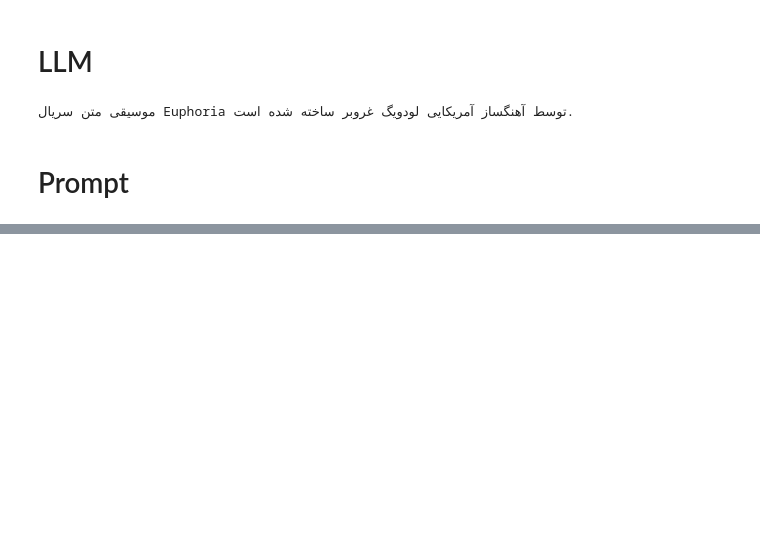
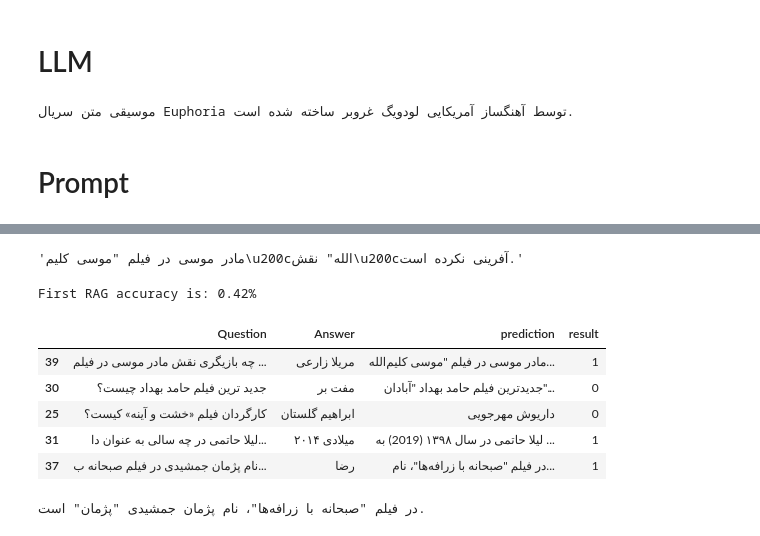
Before and after one commit to mavali1999/rag-with-crawler, a Jupyter notebook: app/parrot.ipynb, the cells around one changed output, grey strips where cells are left out. Drawn from its saved outputs; the diff is of its cells as text; code cells hidden in the pictures; blank space fills up the shorter version.

```diff
--- a/app/parrot.ipynb
+++ b/app/parrot.ipynb
@@ -211,0 +281,4 @@ print(result)
+# %%
+development_questions_csv.iloc[39]['prediction']
+# %% [output]
+'مادر موسی در فیلم "موسی کلیم\u200cالله" نقش\u200cآفرینی نکرده است.'
@@ -211,0 +287,29 @@ print(result)
+# %%
+from evaluator import Evaluator
+
+csv_to_judge_path = 'output1.csv'
+
+evaluator = Evaluator(
+    csv_path= csv_to_judge_path,
+    question_c='Question',
+    correct_answer_c='Answer',
+    predicted_answer_c='prediction',
+    model_name='First RAG'
+)
+
+acc, judged_csv = evaluator.calculate_accuracy()
+# %% [output]
+First RAG accuracy is: 0.42%
+# %%
+judged_csv.sample(5)
+# %% [output]
+|  | Question | Answer | prediction | result |
+| 39 | چه بازیگری نقش مادر موسی در فیلم ... | مریلا زارعی | مادر موسی در فیلم "موسی کلیم‌الله... | 1 |
+| 30 | جدید ترین فیلم حامد بهداد چیست؟ | مفت بر | جدیدترین فیلم حامد بهداد "آبادان"... | 0 |
+| 25 | کارگردان فیلم «خشت و آینه» کیست؟ | ابراهیم گلستان | داریوش مهرجویی | 0 |
+| 31 | لیلا حاتمی در چه سالی به عنوان دا... | ۲۰۱۴ میلادی | لیلا حاتمی در سال ۱۳۹۸ (2019) به ... | 1 |
+| 37 | نام پژمان جمشیدی در فیلم صبحانه ب... | رضا | در فیلم "صبحانه با زرافه‌ها"، نام... | 1 |
+# %%
+print(judged_csv.iloc[37]['prediction'])
+# %% [output]
+در فیلم "صبحانه با زرافه‌ها"، نام پژمان جمشیدی "پژمان" است.
```
Also changed, not shown: parts of 12 cells of this notebook, 1 other file.
